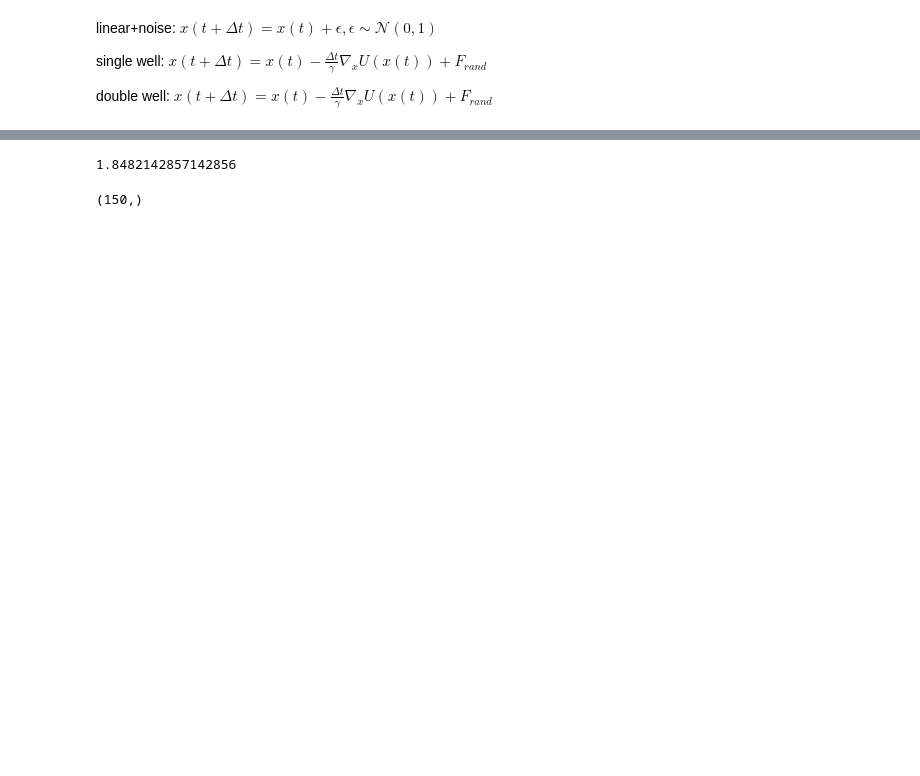
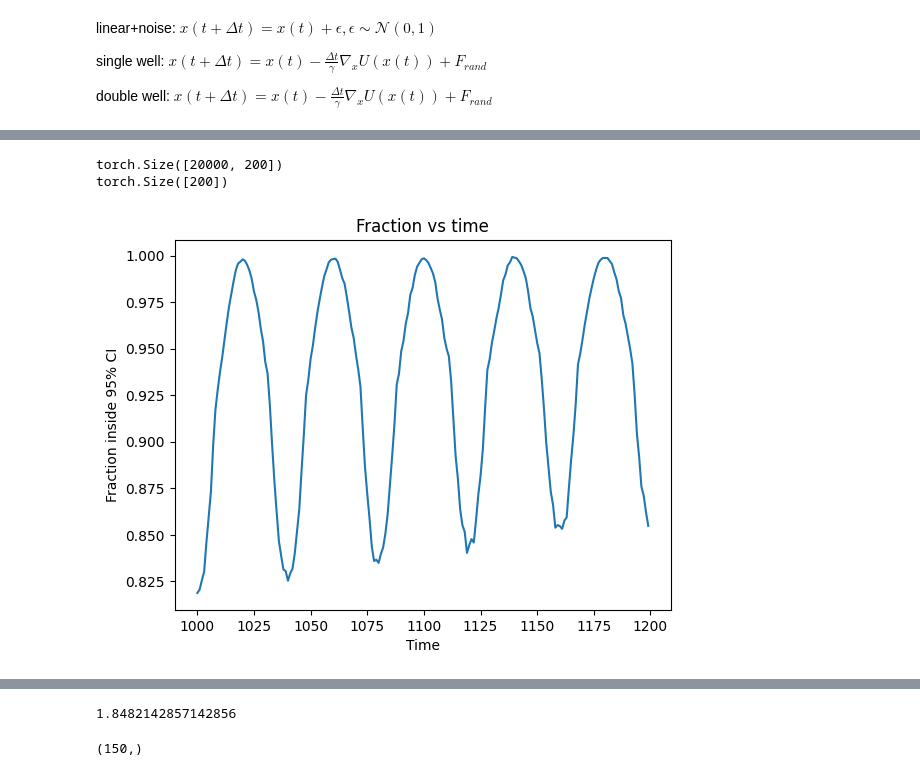
Before and after one commit to 12Mahmud99/ARIMA, a Jupyter notebook: main.ipynb, the cells around one changed output, grey strips where cells are left out. Cells and saved outputs as stored; diff of their text form; code cells hidden in the pictures; blank space fills up the shorter version.

```diff
--- a/main.ipynb
+++ b/main.ipynb
@@ -17,0 +64,22 @@ device = torch.device("cuda" if torch.cuda.is_available() else "cpu")
+# %%
+n_traj = 20000
+trajs = [process(t,n,split=split,lower=80,upper=81,noise=0.3) for _ in range(n_traj)]
+# %%
+trajectories = torch.stack([torch.tensor(traj) for traj in trajs])
+ci_lower = torch.tensor(ci95.iloc[:, 0].values)
+ci_upper = torch.tensor(ci95.iloc[:, 1].values)
+
+print(trajectories.shape)
+print(ci_lower.shape)
+
+values=utils.fractionMetric(trajectories, ci_lower=ci_lower,ci_upper=ci_upper)
+
+plt.plot(test.index, values.detach().cpu().numpy())
+plt.ylabel("Fraction inside 95% CI")
+plt.xlabel("Time")
+plt.title("Fraction vs time")
+plt.show()
+# %% [output]
+torch.Size([20000, 200])
+torch.Size([200])
+[figure, added]
```
Also changed, not shown: parts of 6 cells of this notebook.
